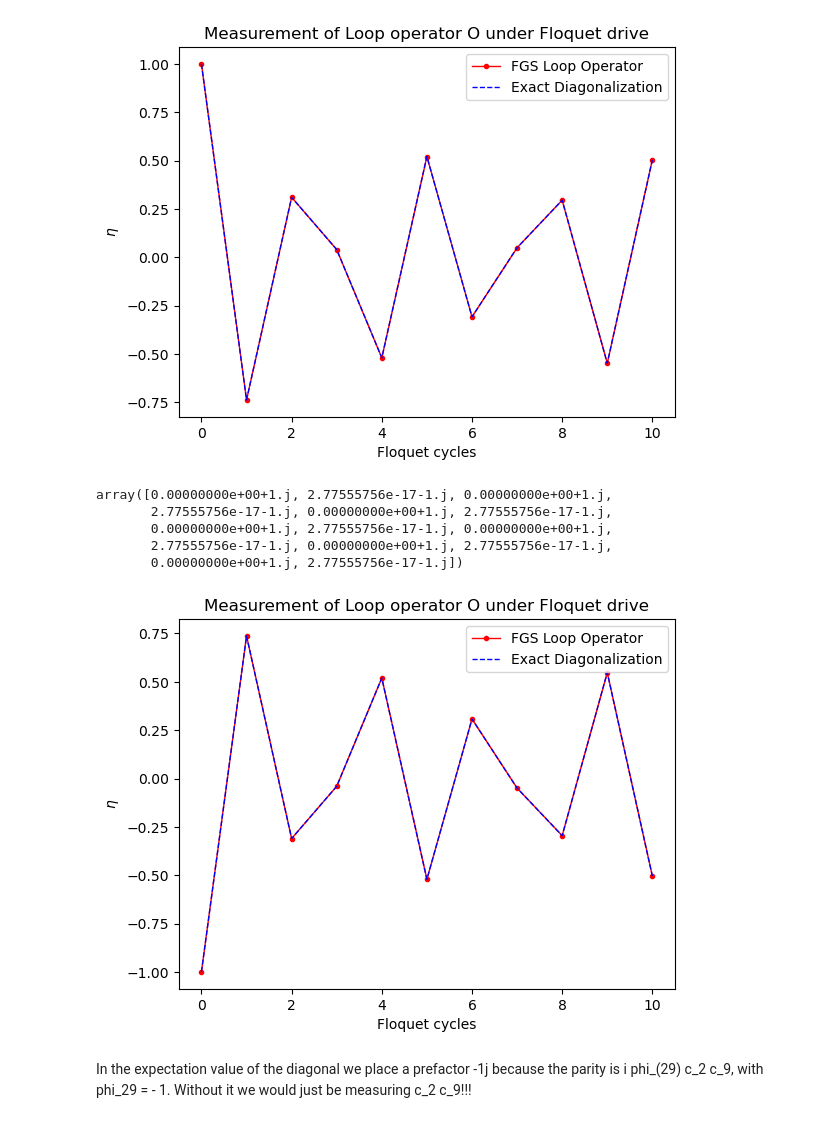
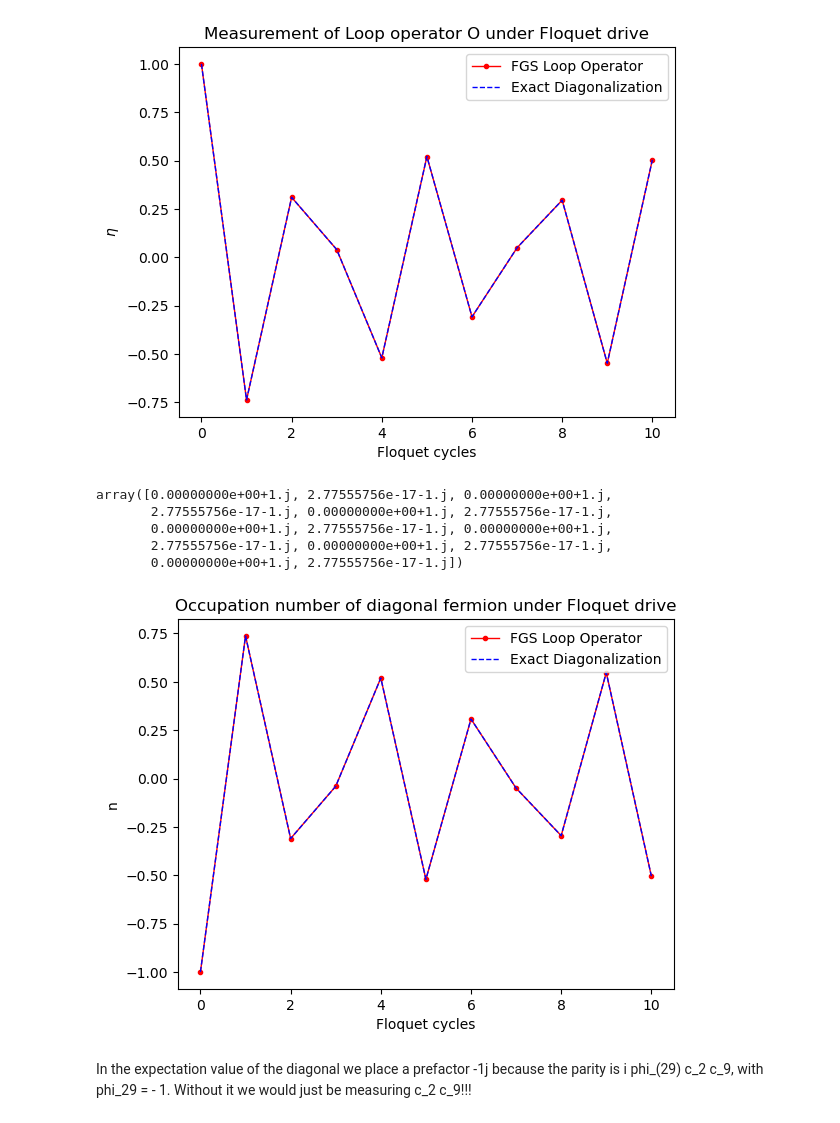
Before and after one commit to gconcheri/MasterThesis, a Jupyter notebook: ed_vs_fgs.ipynb, the cells around one changed output. Saved outputs shown, nothing was run; the diff lists cells and outputs as text; code cells hidden in the pictures.

```diff
--- a/ed_vs_fgs.ipynb
+++ b/ed_vs_fgs.ipynb
@@ -286,18 +286,18 @@ array([0.00000000e+00+1.j, 2.77555756e-17-1.j, 0.00000000e+00+1.j,
 # %%
 plt.plot(range(N+1), exp_value_diagonal, '.-', color='red', lw = 1, label='FGS Loop Operator')
 plt.plot(range(N+1), list_diagonal1, '--', color='blue', lw = 1, label ='Exact Diagonalization')
 plt.xlabel('Floquet cycles')
-plt.ylabel(r'$\eta$')
+plt.ylabel('n')
 plt.legend()
-plt.title("Measurement of Loop operator O under Floquet drive")
+plt.title("Occupation number of diagonal fermion under Floquet drive")
 
 np.linalg.eigvals(fgs.Cov_0)
 # %% [output]
 array([0.00000000e+00+1.j, 2.77555756e-17-1.j, 0.00000000e+00+1.j,
        2.77555756e-17-1.j, 0.00000000e+00+1.j, 2.77555756e-17-1.j,
        0.00000000e+00+1.j, 2.77555756e-17-1.j, 0.00000000e+00+1.j,
        2.77555756e-17-1.j, 0.00000000e+00+1.j, 2.77555756e-17-1.j,
        0.00000000e+00+1.j, 2.77555756e-17-1.j])
-[figure, old version]
+[figure, new version]
 # %% [markdown]
 In the expectation value of the diagonal we place a prefactor -1j because the parity is i phi_(29) c_2 c_9, with phi_29 = - 1. Without it we would just be measuring c_2 c_9!!!
```
Also changed, not shown: parts of 2 cells of this notebook, 17 other files.
